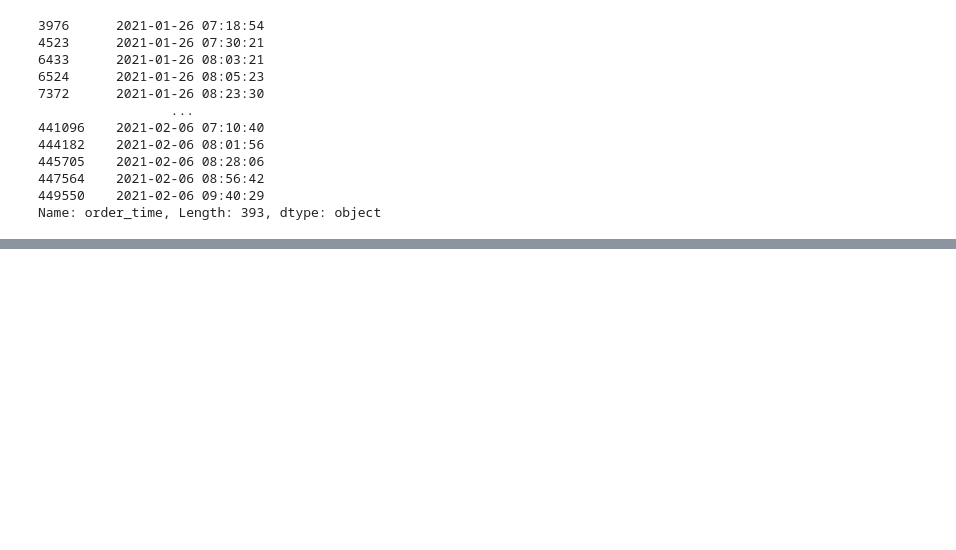
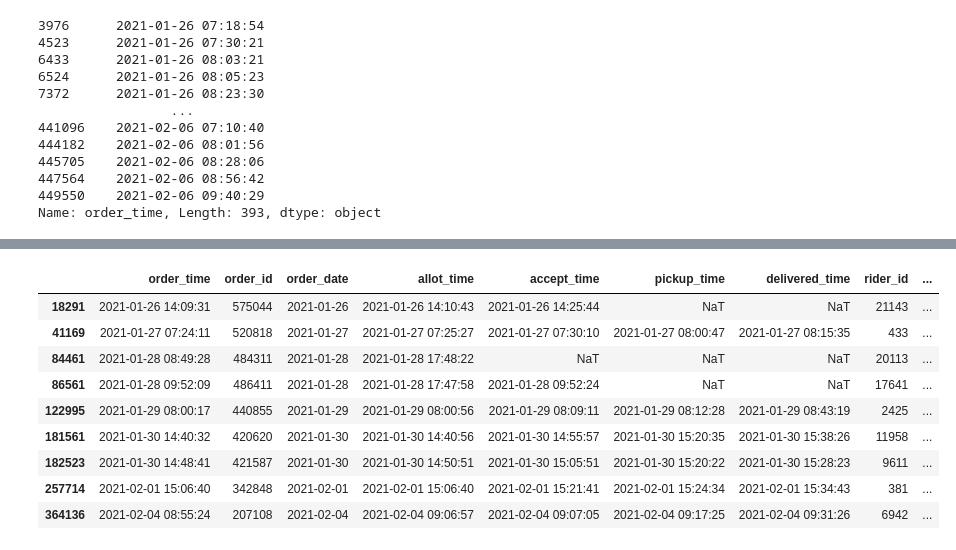
Before and after one commit to Ankush-r7/food_delivery_analytics, a Jupyter notebook: notebooks/data_understanding.ipynb, the cells around one changed output, grey strips where cells are left out. Saved outputs shown, nothing was run; the diff lists cells and outputs as text; code cells hidden in the pictures; blank space fills up the shorter version.

```diff
--- a/notebooks/data_understanding.ipynb
+++ b/notebooks/data_understanding.ipynb
@@ -255,0 +261,5 @@ Name: order_time, Length: 393, dtype: object
+# %%
+dates = ['order_time', 'order_date', 'allot_time', 'accept_time', 'pickup_time', 'delivered_time', 'cancelled_time']
+# %%
+for col in dates:
+    df[col] = pd.to_datetime(df[col], errors='coerce')
@@ -255,0 +419,13 @@ Name: order_time, Length: 393, dtype: object
+# %%
+df[(df['reassignment_method'].isna()) & (df['reassigned_order'] == 1)]
+# %% [output]
+|  | order_time | order_id | order_date | allot_time | accept_time | pickup_time | delivered_time | rider_id | ... |
+| 18291 | 2021-01-26 14:09:31 | 575044 | 2021-01-26 | 2021-01-26 14:10:43 | 2021-01-26 14:25:44 | NaT | NaT | 21143 | ... |
+| 41169 | 2021-01-27 07:24:11 | 520818 | 2021-01-27 | 2021-01-27 07:25:27 | 2021-01-27 07:30:10 | 2021-01-27 08:00:47 | 2021-01-27 08:15:35 | 433 | ... |
+| 84461 | 2021-01-28 08:49:28 | 484311 | 2021-01-28 | 2021-01-28 17:48:22 | NaT | NaT | NaT | 20113 | ... |
+| 86561 | 2021-01-28 09:52:09 | 486411 | 2021-01-28 | 2021-01-28 17:47:58 | 2021-01-28 09:52:24 | NaT | NaT | 17641 | ... |
+| 122995 | 2021-01-29 08:00:17 | 440855 | 2021-01-29 | 2021-01-29 08:00:56 | 2021-01-29 08:09:11 | 2021-01-29 08:12:28 | 2021-01-29 08:43:19 | 2425 | ... |
+| 181561 | 2021-01-30 14:40:32 | 420620 | 2021-01-30 | 2021-01-30 14:40:56 | 2021-01-30 14:55:57 | 2021-01-30 15:20:35 | 2021-01-30 15:38:26 | 11958 | ... |
+| 182523 | 2021-01-30 14:48:41 | 421587 | 2021-01-30 | 2021-01-30 14:50:51 | 2021-01-30 15:05:51 | 2021-01-30 15:20:22 | 2021-01-30 15:28:23 | 9611 | ... |
+| 257714 | 2021-02-01 15:06:40 | 342848 | 2021-02-01 | 2021-02-01 15:06:40 | 2021-02-01 15:21:41 | 2021-02-01 15:24:34 | 2021-02-01 15:34:43 | 381 | ... |
+| 364136 | 2021-02-04 08:55:24 | 207108 | 2021-02-04 | 2021-02-04 09:06:57 | 2021-02-04 09:07:05 | 2021-02-04 09:17:25 | 2021-02-04 09:31:26 | 6942 | ... |
```
Also changed, not shown: parts of 18 cells of this notebook, 2 other files.
